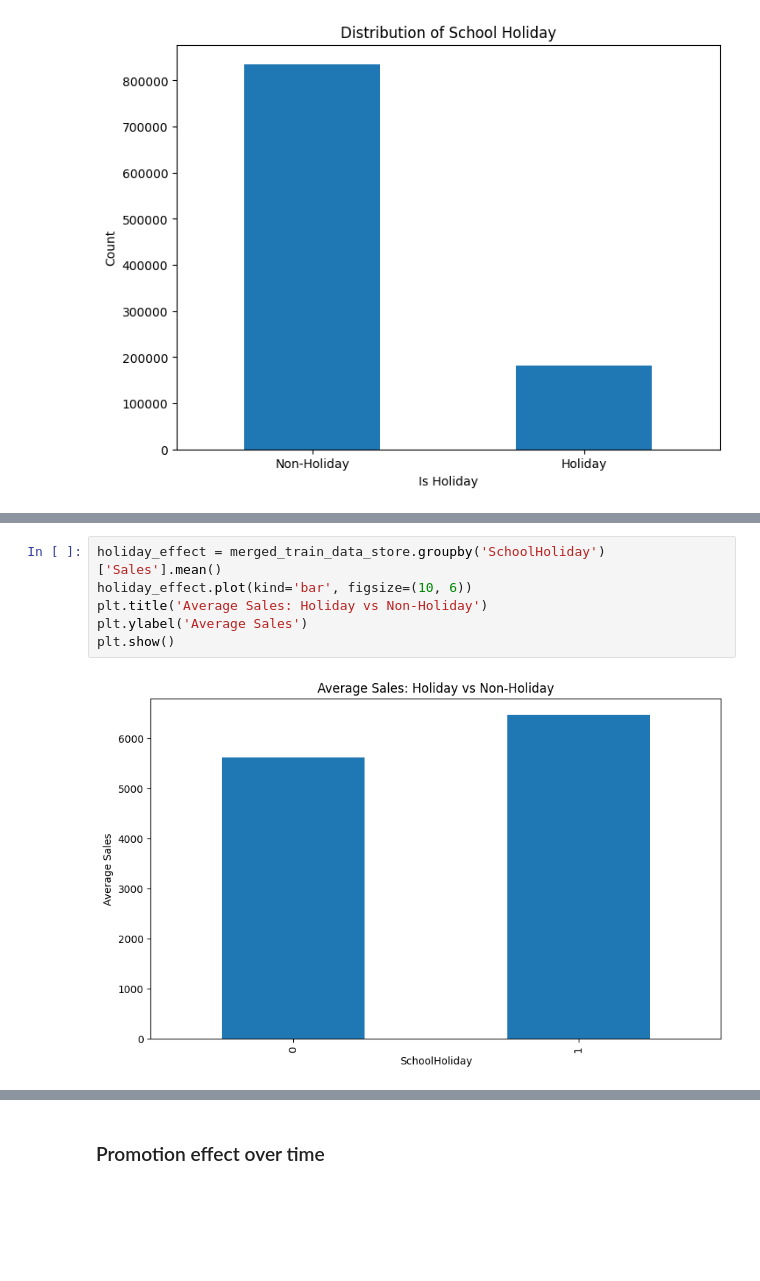
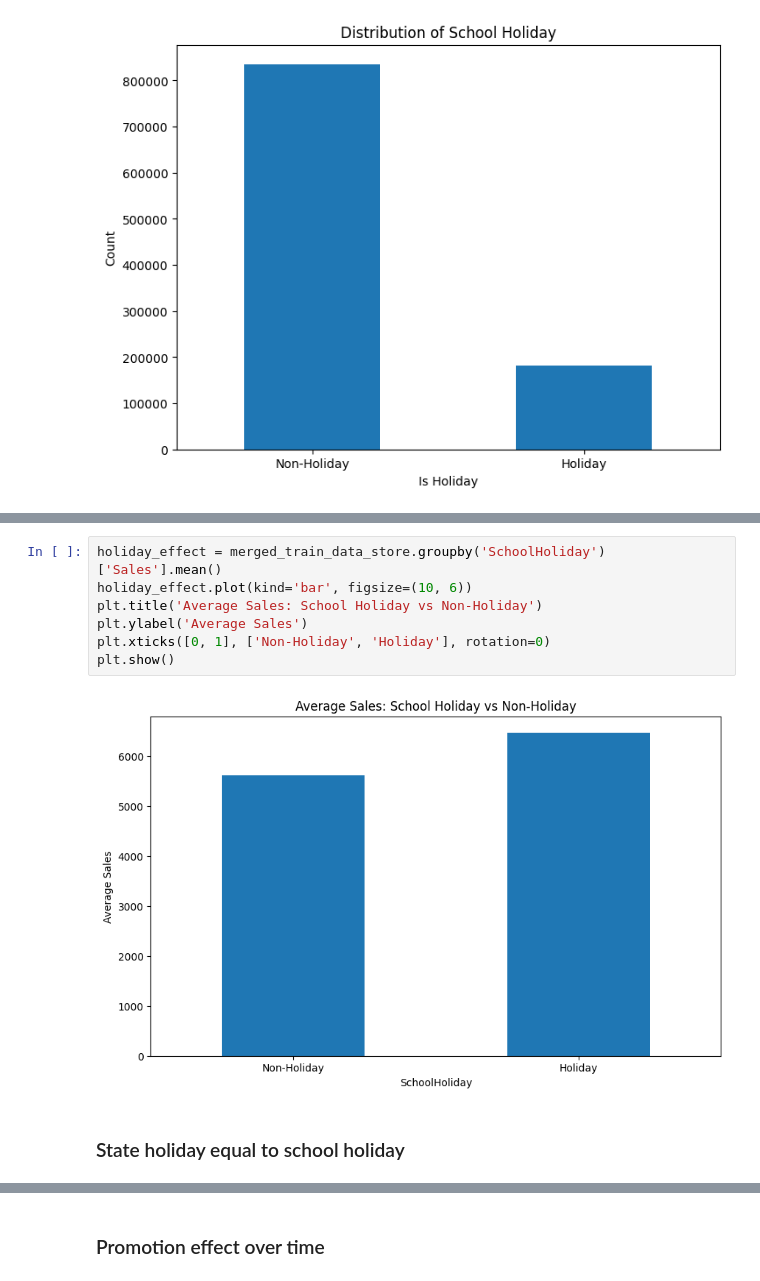
Before and after one commit to GuleWako/10Acadamey-week-4-Pharmaceuticals-finance-data-Analysis, a Jupyter notebook: notebooks/exploratory_analysis_for_forecast.ipynb, the cells around one changed output, grey strips where cells are left out. Drawn from its saved outputs; the diff is of its cells as text; blank space fills up the shorter version.

```diff
--- a/notebooks/exploratory_analysis_for_forecast.ipynb
+++ b/notebooks/exploratory_analysis_for_forecast.ipynb
@@ -753,11 +736,14 @@ plt.show()
 # %%
 holiday_effect = merged_train_data_store.groupby('SchoolHoliday')['Sales'].mean()
 holiday_effect.plot(kind='bar', figsize=(10, 6))
-plt.title('Average Sales: Holiday vs Non-Holiday')
+plt.title('Average Sales: School Holiday vs Non-Holiday')
 plt.ylabel('Average Sales')
+plt.xticks([0, 1], ['Non-Holiday', 'Holiday'], rotation=0)
 plt.show()
 # %% [output]
-[figure, old version]
+[figure, new version]
+# %% [markdown]
+### State holiday equal to school holiday
 # %%
 merged_train_data_store['StateHoliday'] = merged_train_data_store['SchoolHoliday']
 holiday_effect = merged_train_data_store.groupby('StateHoliday')['Sales'].mean()
```
Also changed, not shown: parts of 32 cells of this notebook, 3 other files.
